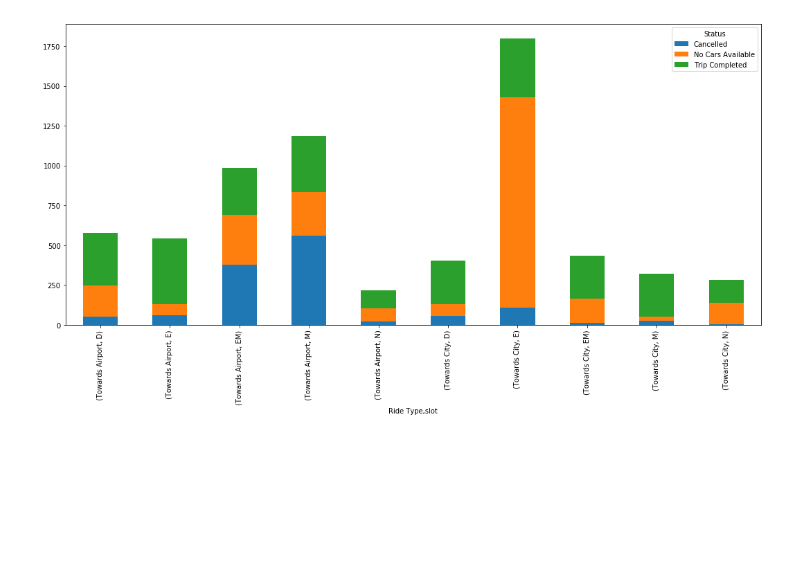
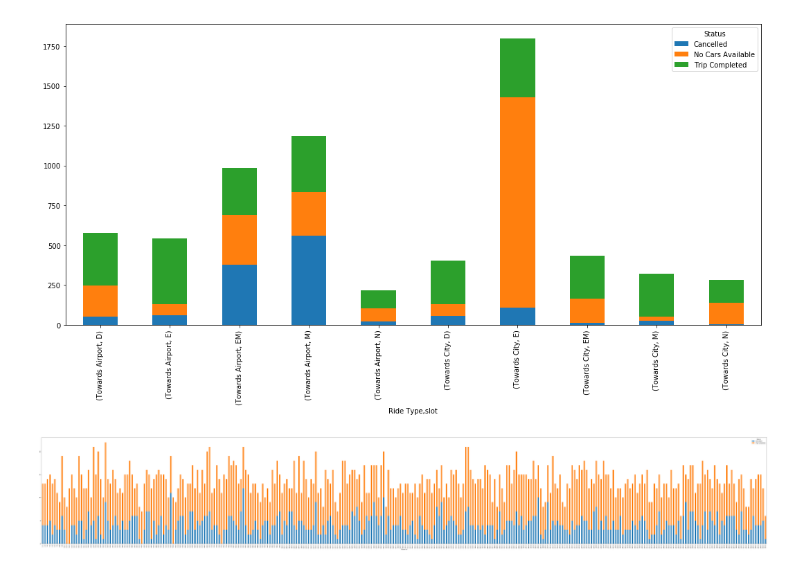
Before and after one commit to gladiatorlearns/PGDDS, a Jupyter notebook: Statistics and Exploratory Data Analytics/Uber Assignment/Uber Supply Demand Gap.ipynb, the cells around one changed output. Cells and saved outputs as stored; diff of their text form; code cells hidden in the pictures; blank space fills up the shorter version.

```diff
--- a/Statistics and Exploratory Data Analytics/Uber Assignment/Uber Supply Demand Gap.ipynb
+++ b/Statistics and Exploratory Data Analytics/Uber Assignment/Uber Supply Demand Gap.ipynb
@@ -561,3 +561,12 @@ plt.show()
 # Also highlights Highest cancellation during morning time
 # %% [output]
 [figure]
+# %%
+#Plotting above analysis in graph
+fig, ax=plt.subplots(figsize=(100,15))
+uber.groupby(['Driver id','Status'])['Request id'].count().unstack().plot(kind='bar', stacked=True,ax=ax)
+plt.show()
+# Outcomes -
+# We could see some drivers cancelling more due to unwillingness based on customer location and traffic routes issues
+# %% [output]
+[figure, added]
```
Also changed, not shown: parts of 1 cell of this notebook.
